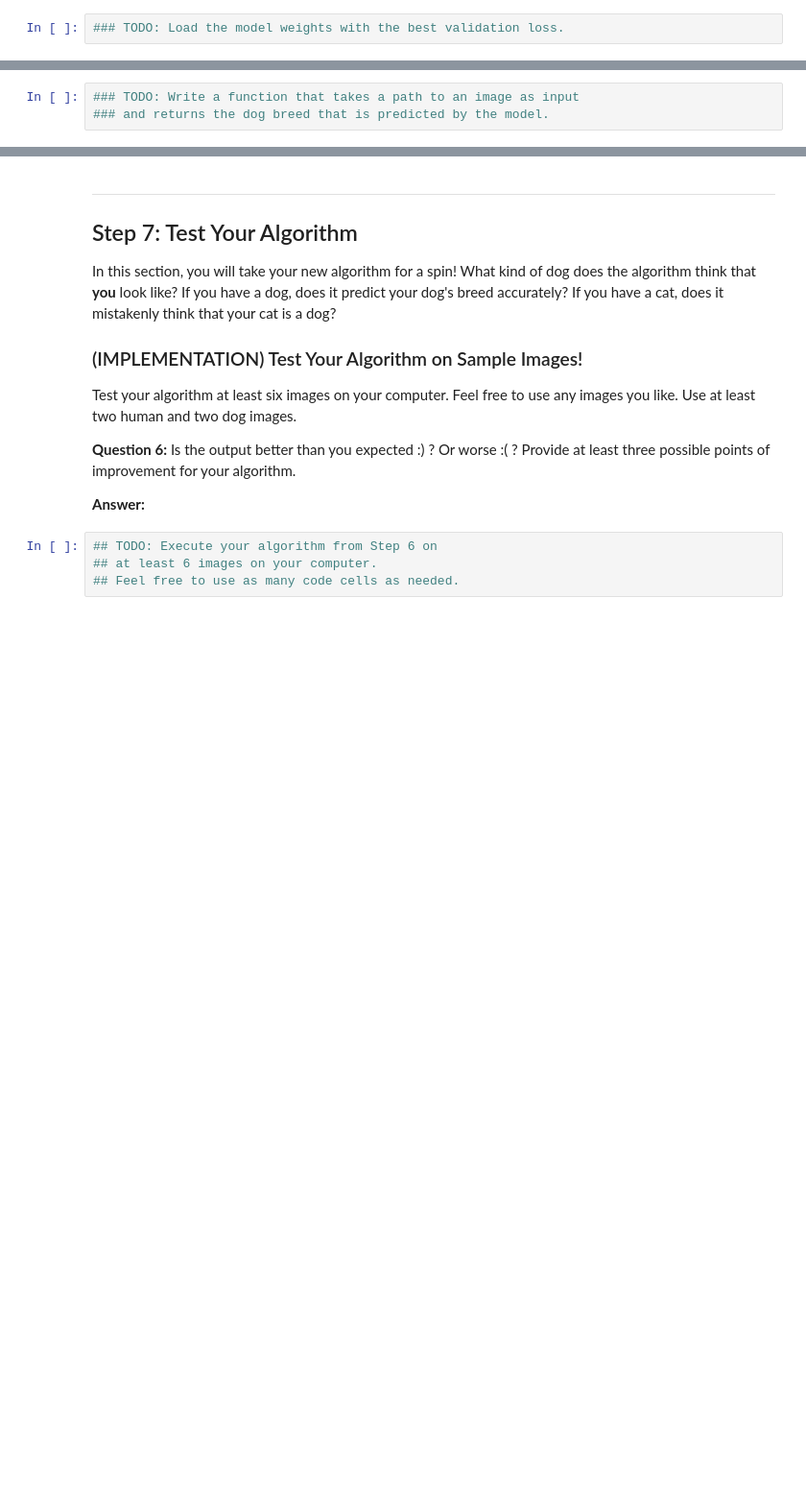
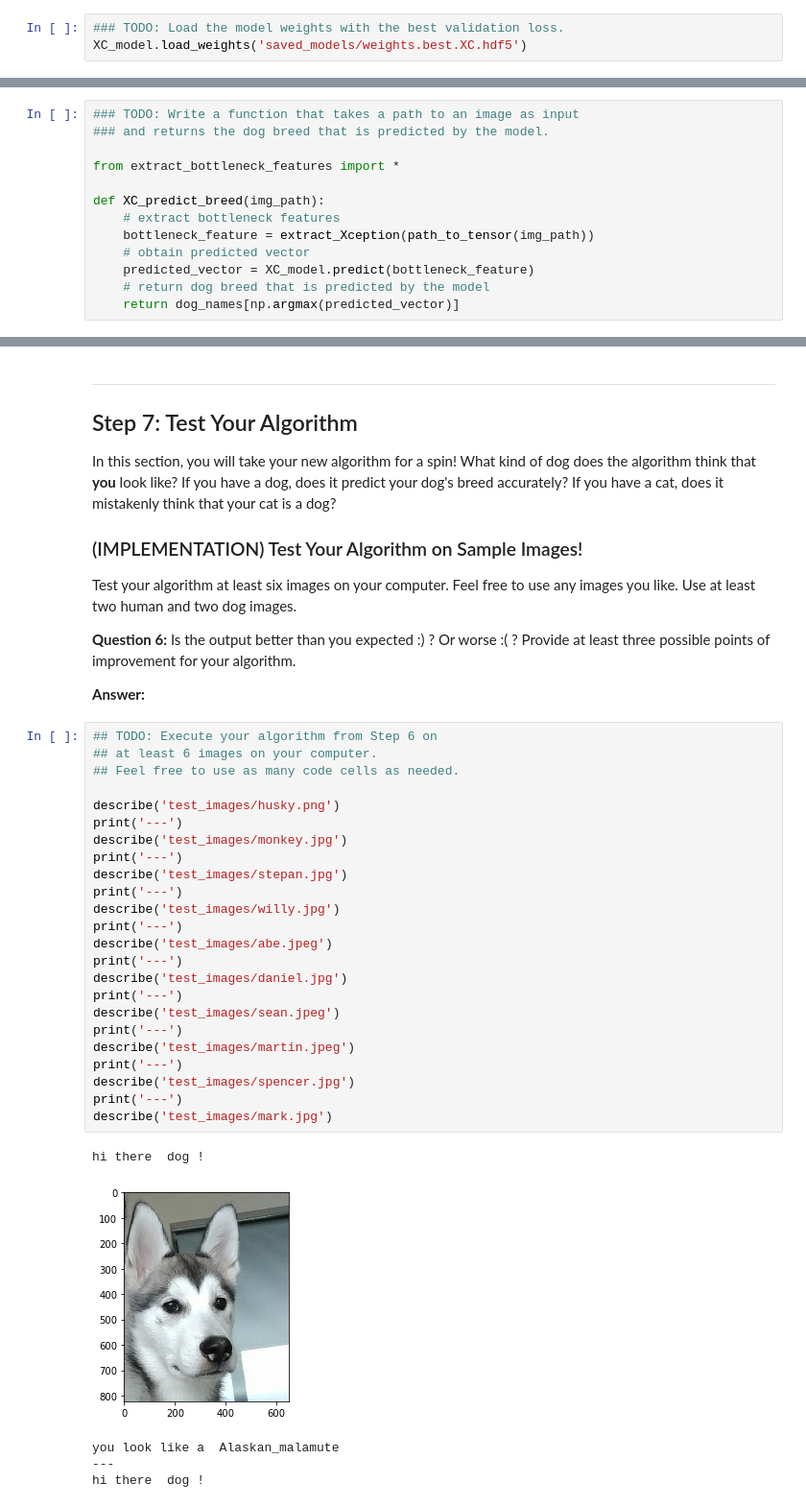
Before and after one commit to stopachka/dog-project, a Jupyter notebook: dog_app.ipynb, the cells around one changed output, grey strips where cells are left out. Shown at 96% size. Saved outputs shown, nothing was run; the diff lists cells and outputs as text; blank space fills up the shorter version.

```diff
--- a/dog_app.ipynb
+++ b/dog_app.ipynb
@@ -625,6 +646,7 @@ XC_model.fit(train_XC, train_targets,
 ### (IMPLEMENTATION) Load the Model with the Best Validation Loss
 # %%
 ### TODO: Load the model weights with the best validation loss.
+XC_model.load_weights('saved_models/weights.best.XC.hdf5')
 # %% [markdown]
 ### (IMPLEMENTATION) Test the Model
 
@@ -649,6 +678,16 @@ where `{network}`, in the above filename, should be one of `VGG19`, `Resnet50`,
 # %%
 ### TODO: Write a function that takes a path to an image as input
 ### and returns the dog breed that is predicted by the model.
+
+from extract_bottleneck_features import *
+
+def XC_predict_breed(img_path):
+    # extract bottleneck features
+    bottleneck_feature = extract_Xception(path_to_tensor(img_path))
+    # obtain predicted vector
+    predicted_vector = XC_model.predict(bottleneck_feature)
+    # return dog breed that is predicted by the model
+    return dog_names[np.argmax(predicted_vector)]
 # %% [markdown]
 ---
 <a id='step6'></a>
@@ -687,4 +749,30 @@ __Answer:__
 # %%
 ## TODO: Execute your algorithm from Step 6 on
 ## at least 6 images on your computer.
 ## Feel free to use as many code cells as needed.
+
+describe('test_images/husky.png')
+print('---')
+describe('test_images/monkey.jpg')
+print('---')
+describe('test_images/stepan.jpg')
+print('---')
+describe('test_images/willy.jpg')
+print('---')
+describe('test_images/abe.jpeg')
+print('---')
+describe('test_images/daniel.jpg')
+print('---')
+describe('test_images/sean.jpeg')
+print('---')
+describe('test_images/martin.jpeg')
+print('---')
+describe('test_images/spencer.jpg')
+print('---')
+describe('test_images/mark.jpg')
+# %% [output]
+hi there  dog !
+[figure, added]
+you look like a  Alaskan_malamute
+---
+hi there  dog !
```
Also changed, not shown: parts of 9 cells of this notebook, 13 other files.
